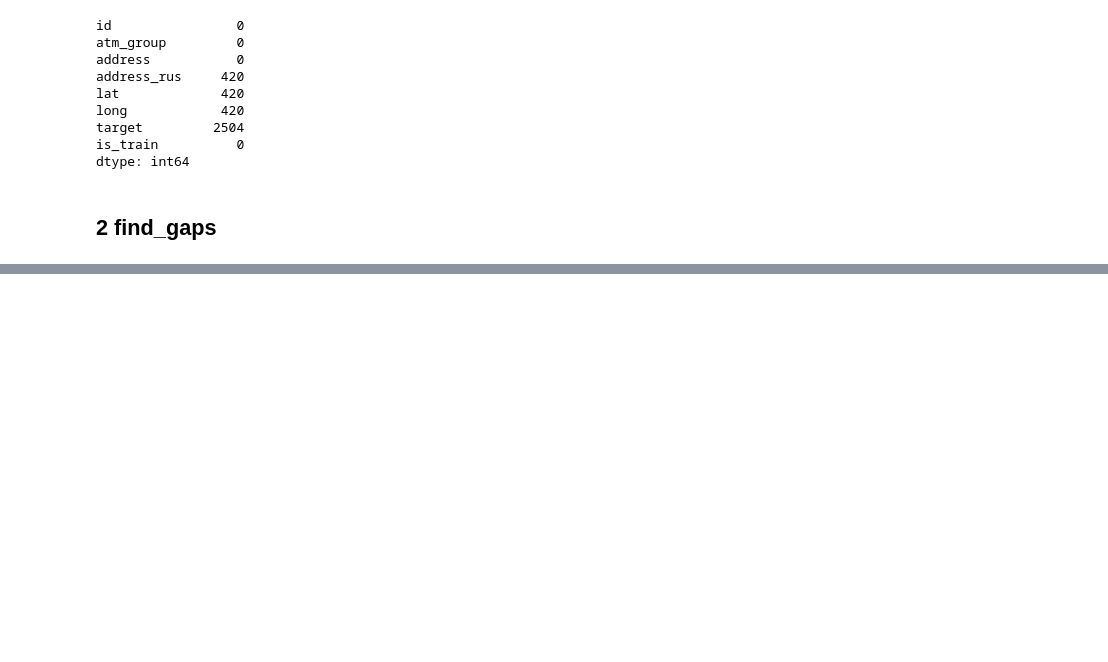
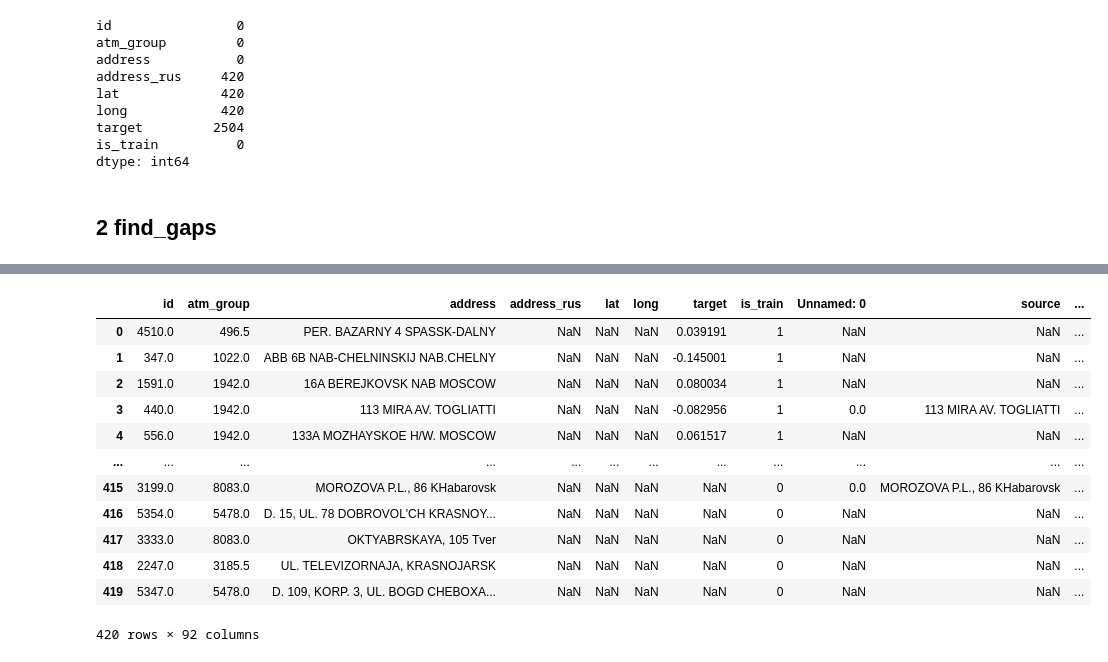
Before and after one commit to laasan/atms_popularity, a Jupyter notebook: notebooks/1.0-gyuv-initial-data-exploration.ipynb, the cells around one changed output, grey strips where cells are left out. Cells and saved outputs as stored; diff of their text form; code cells hidden in the pictures; blank space fills up the shorter version.

```diff
--- a/notebooks/1.0-gyuv-initial-data-exploration.ipynb
+++ b/notebooks/1.0-gyuv-initial-data-exploration.ipynb
@@ -61,0 +82,2 @@ dtype: int64
+# %%
+gaps_geocoding = pd.read_csv('C:\\Users\\Юрий\\Documents\\MLOps\\atms_popularity\\data\\external\\geocoded_data.csv')
@@ -61,0 +115,23 @@ dtype: int64
+# %%
+gaps_geocoding = gaps_geocoding[gaps_geocoding['qc_geo'] < 2]
+# %%
+gaps_geocoding_unq = gaps_geocoding.drop_duplicates(subset=['source'])
+# %%
+pd.merge(find_gaps, gaps_geocoding_unq,
+             how='left',
+             left_on='address',
+             right_on='source')
+# %% [output]
+|  | id | atm_group | address | address_rus | lat | long | target | is_train | Unnamed: 0 | source | ... |
+| 0 | 4510.0 | 496.5 | PER. BAZARNY 4 SPASSK-DALNY | NaN | NaN | NaN | 0.039191 | 1 | NaN | NaN | ... |
+| 1 | 347.0 | 1022.0 | ABB 6B NAB-CHELNINSKIJ NAB.CHELNY | NaN | NaN | NaN | -0.145001 | 1 | NaN | NaN | ... |
+| 2 | 1591.0 | 1942.0 | 16A BEREJKOVSK NAB MOSCOW | NaN | NaN | NaN | 0.080034 | 1 | NaN | NaN | ... |
+| 3 | 440.0 | 1942.0 | 113 MIRA AV. TOGLIATTI | NaN | NaN | NaN | -0.082956 | 1 | 0.0 | 113 MIRA AV. TOGLIATTI | ... |
+| 4 | 556.0 | 1942.0 | 133A MOZHAYSKOE H/W. MOSCOW | NaN | NaN | NaN | 0.061517 | 1 | NaN | NaN | ... |
+| ... | ... | ... | ... | ... | ... | ... | ... | ... | ... | ... | ... |
+| 415 | 3199.0 | 8083.0 | MOROZOVA P.L., 86 KHabarovsk | NaN | NaN | NaN | NaN | 0 | 0.0 | MOROZOVA P.L., 86 KHabarovsk | ... |
+| 416 | 5354.0 | 5478.0 | D. 15, UL. 78 DOBROVOL'CH KRASNOY... | NaN | NaN | NaN | NaN | 0 | NaN | NaN | ... |
+| 417 | 3333.0 | 8083.0 | OKTYABRSKAYA, 105 Tver | NaN | NaN | NaN | NaN | 0 | NaN | NaN | ... |
+| 418 | 2247.0 | 3185.5 | UL. TELEVIZORNAJA, KRASNOJARSK | NaN | NaN | NaN | NaN | 0 | NaN | NaN | ... |
+| 419 | 5347.0 | 5478.0 | D. 109, KORP. 3, UL. BOGD CHEBOXA... | NaN | NaN | NaN | NaN | 0 | NaN | NaN | ... |
+420 rows × 92 columns
```
Also changed, not shown: parts of 23 cells of this notebook, 2 other files.
